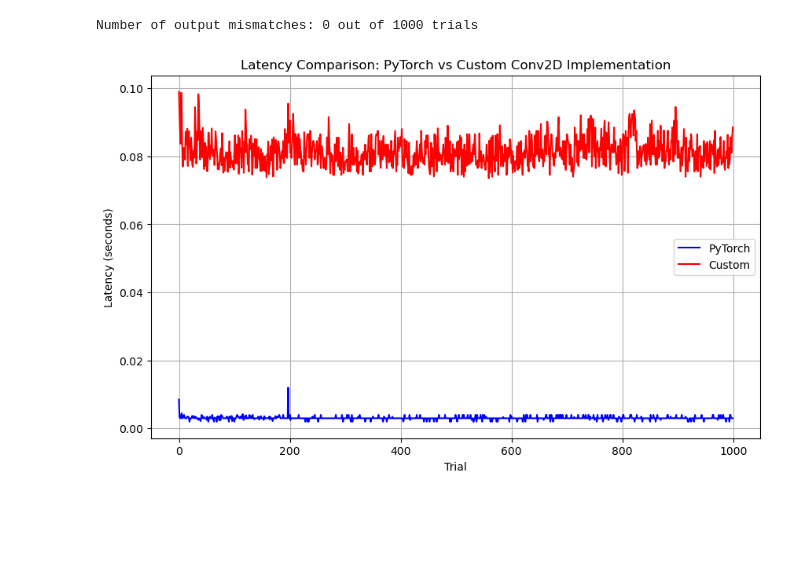
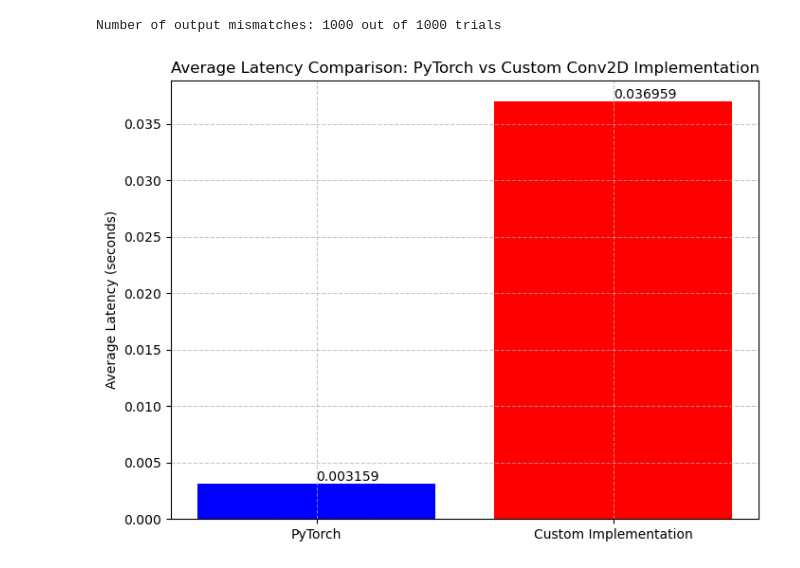
Before and after one commit to ktiha19/FEATHER_KT, a Jupyter notebook: conv2d/Conv2dKTv2.ipynb, the cells around one changed output. Drawn from its saved outputs; the diff is of its cells as text; code cells hidden in the pictures; blank space fills up the shorter version.

Commit message:
made some conv2d changes

```diff
--- a/conv2d/Conv2dKTv2.ipynb
+++ b/conv2d/Conv2dKTv2.ipynb
@@ -13,15 +13,20 @@ def im2col(input_matrix, kernel_height, kernel_width, stride, padding, dilation)
 
     padded_input = np.pad(input_matrix, ((0, 0), (0, 0), (padding[0], padding[0]), (padding[1], padding[1])), mode='constant')
 
-    column_matrix = np.zeros((num_inputs, in_channels, kernel_height, kernel_width, output_height, output_width))
+    i0 = np.repeat(np.arange(kernel_height), kernel_width)
+    i0 = np.tile(i0, in_channels)
+    i1 = stride[0] * np.repeat(np.arange(output_height), output_width)
+    j0 = np.tile(np.arange(kernel_width), kernel_height * in_channels)
+    j1 = stride[1] * np.tile(np.arange(output_width), output_height)
+    i = i0.reshape(-1, 1) + i1.reshape(1, -1)
+    j = j0.reshape(-1, 1) + j1.reshape(1, -1)
 
-    for h in range(kernel_height):
-        for w in range(kernel_width):
-            column_matrix[:, :, h, w, :, :] = padded_input[:, :, h * dilation[0]:h * dilation[0] + output_height * stride[0]:stride[0],
-                                                       w * dilation[1]:w * dilation[1] + output_width * stride[1]:stride[1]]
+    k = np.repeat(np.arange(in_channels), kernel_height * kernel_width).reshape(-1, 1)
 
-    column_matrix = column_matrix.transpose(0, 4, 5, 1, 2, 3).reshape(num_inputs * output_height * output_width, -1)
-    return column_matrix
+    cols = padded_input[:, k, i, j]
+    cols = cols.transpose(1, 2, 0).reshape(kernel_height * kernel_width * in_channels, -1)
+
+    return cols.T
 # %%
 def conv2d(input_matrix, kernel, stride=(1, 1), padding=(0, 0), dilation=(1, 1)):
     num_inputs, in_channels, input_height, input_width = input_matrix.shape
@@ -39,7 +44,6 @@ def conv2d(input_matrix, kernel, stride=(1, 1), padding=(0, 0), dilation=(1, 1))
     return output
 # %%
 def measure_latency():
-
     input_matrix = np.random.randn(20, 16, 50, 100).astype(np.float32)
     kernel = np.random.randn(33, 16, 3, 5).astype(np.float32)
 
@@ -54,45 +58,56 @@ def measure_latency():
     output_comparisons = []
 
     # Run 1000 latency trials
     for _ in range(1000):
-
         start_time = time.time()
         with torch.no_grad():
             pytorch_output = conv2d_layer(input_tensor)
         pytorch_times.append(time.time() - start_time)
 
         start_time = time.time()
         custom_output = conv2d(input_matrix, kernel, stride=(2, 1), padding=(4, 2), dilation=(3, 1))
         custom_times.append(time.time() - start_time)
 
         custom_output_tensor = torch.tensor(custom_output).float()
 
         are_outputs_close = torch.allclose(pytorch_output, custom_output_tensor, atol=1e-4)
         output_comparisons.append(are_outputs_close)
 
     print(f"Number of output mismatches: {output_comparisons.count(False)} out of 1000 trials")
 
-    return pytorch_times, custom_times
+    # Calculate averages
+    pytorch_avg = np.mean(pytorch_times)
+    custom_avg = np.mean(custom_times)
 
-def plot_latency_comparison(pytorch_times, custom_times):
-    plt.figure(figsize=(10, 6))
+    return pytorch_avg, custom_avg
 
-    plt.plot(pytorch_times, label="PyTorch", color='blue')
-    plt.plot(custom_times, label="Custom", color='red')
+def plot_latency_comparison(pytorch_avg, custom_avg):
+    plt.figure(figsize=(8, 6))
 
-    plt.xlabel('Trial')
-    plt.ylabel('Latency (seconds)')
-    plt.title('Latency Comparison: PyTorch vs Custom Conv2D Implementation')
-    plt.legend()
-    plt.grid(True)
+    # Data for bar chart
+    labels = ['PyTorch', 'Custom Implementation']
+    averages = [pytorch_avg, custom_avg]
+
+    bars = plt.bar(labels, averages, color=['blue', 'red'])
+
+    # Adding labels and title
+    plt.ylabel('Average Latency (seconds)')
+    plt.title('Average Latency Comparison: PyTorch vs Custom Conv2D Implementation')
+
+    # Adding value labels on bars
+    for bar in bars:
+        yval = bar.get_height()
+        plt.text(bar.get_x() + bar.get_width()/2, yval, round(yval, 6), va='bottom')  # va: vertical alignment
+
+    plt.grid(True, linestyle='--', alpha=0.7)
 
     plt.show()
 
 def main():
-    pytorch_times, custom_times = measure_latency()
-    plot_latency_comparison(pytorch_times, custom_times)
+    pytorch_avg, custom_avg = measure_latency()
+    plot_latency_comparison(pytorch_avg, custom_avg)
 
 main()
 # %% [output]
-Number of output mismatches: 0 out of 1000 trials
+Number of output mismatches: 1000 out of 1000 trials
-[figure, old version]
+[figure, new version]
```
Also changed, not shown: 2 other files.
